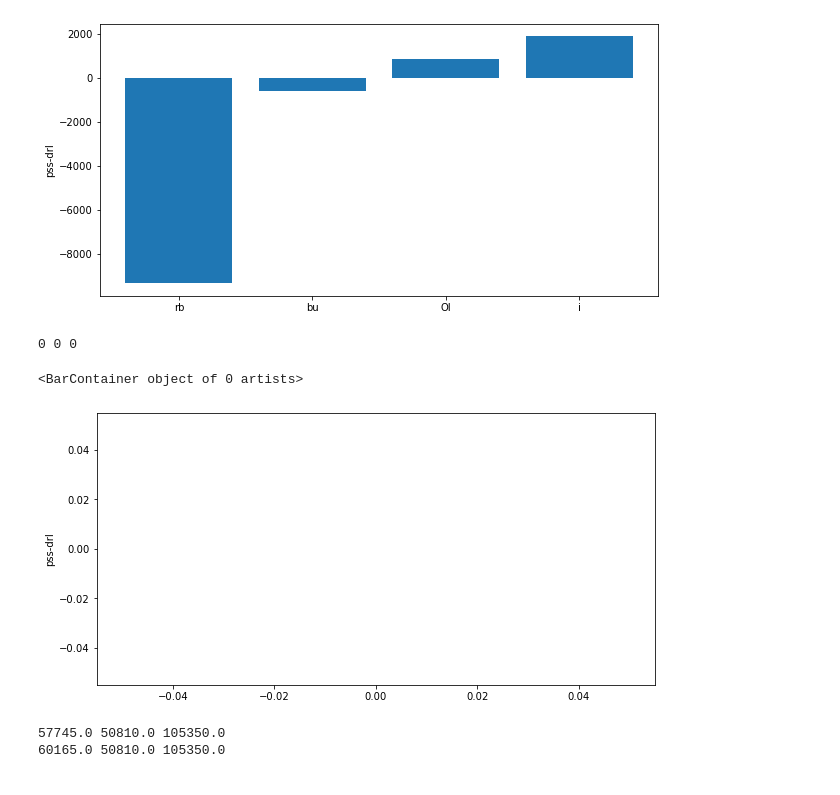
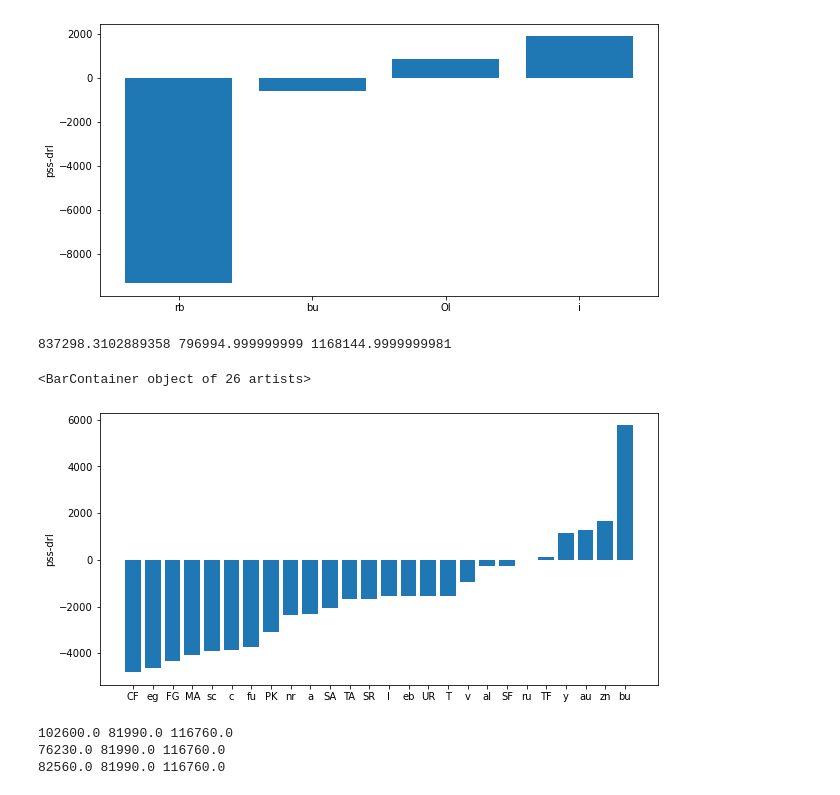
Before and after one commit to irides777/trader, a Jupyter notebook: pic.ipynb, the cells around one changed output. Drawn from its saved outputs; the diff is of its cells as text; code cells hidden in the pictures.

```diff
--- a/pic.ipynb
+++ b/pic.ipynb
@@ -214,42 +214,60 @@ plt.bar(a, b)
 # %%
 
 import pandas as pd
 import numpy as np
 import matplotlib.pyplot as plt
 from util import *
-objs = ['rb', 'bu', 'OI', 'i']
-comment = 'test'
+# objs = ['rb', 'bu', 'OI', 'i']
+objs = ['CF','nr','sc','al','UR','fu','MA','c','SR','y','TA','eg','v','SA','FG','ru','zn','eb','a','SF','T','au','PK','TF','l','bu']
+dd = pd.read_csv('symbol_instrumentid2.csv')
+rest_objs = [i for i in data.pz.unique() if i not in objs]
+# rest_objs = []
+comment = 'exp005'
 cwd = os.path.join('res', comment)
 a, b, c = 0, 0, 0
 fin = []
 cha = []
 for obj in objs:
+    file_path = os.path.join(cwd, obj, 'sum.csv')
+    # file_path = os.path.join(f'./res/{obj}/trade', 'sum.csv')
+    if os.path.exists(file_path):
+        fin.append(obj)
+        data = pd.read_csv(file_path)
+        a+=data.drl.sum()
+        b+=data.pss.sum()
+        c+=data['agg'].sum()
+        cha.append((obj, data.pss.sum()-data.drl.sum()))
+for obj in rest_objs:
     # file_path = os.path.join(cwd, obj, 'sum.csv')
     file_path = os.path.join(f'./res/{obj}/trade', 'sum.csv')
     if os.path.exists(file_path):
         fin.append(obj)
         data = pd.read_csv(file_path)
         a+=data.drl.sum()
         b+=data.pss.sum()
         c+=data['agg'].sum()
         cha.append((obj, data.pss.sum()-data.drl.sum()))
 cha = sorted(cha, key=lambda x:x[1])
 # data = data[data.date!=20220119]
 print(a,b,c)
 a, b = [x[0] for x in cha], [x[1] for x in cha]
 plt.subplots(figsize=(10,5))
 plt.ylabel('pss-drl')
 plt.bar(a, b)
 # %% [output]
-0 0 0
+837298.3102889358 796994.999999999 1168144.9999999981
-<BarContainer object of 0 artists>
+<BarContainer object of 26 artists>
-[figure, old version]
+[figure, new version]
 # %%
 # data = data.set_index(data.date.astype('str'))
+obj = 'bu'
 data = pd.read_csv(f'res/test/{obj}/sum.csv')
+print(data.drl.sum(), data.pss.sum(), data['agg'].sum())
+data = pd.read_csv(f'res/exp005/{obj}/sum.csv')
 print(data.drl.sum(), data.pss.sum(), data['agg'].sum())
 data = pd.read_csv(f'res/{obj}/trade/sum.csv')
 print(data.drl.sum(), data.pss.sum(), data['agg'].sum())
 # %% [output]
-57745.0 50810.0 105350.0
-60165.0 50810.0 105350.0
+102600.0 81990.0 116760.0
+76230.0 81990.0 116760.0
+82560.0 81990.0 116760.0
```
Also changed, not shown: parts of 2 cells of this notebook, 3 other files.
